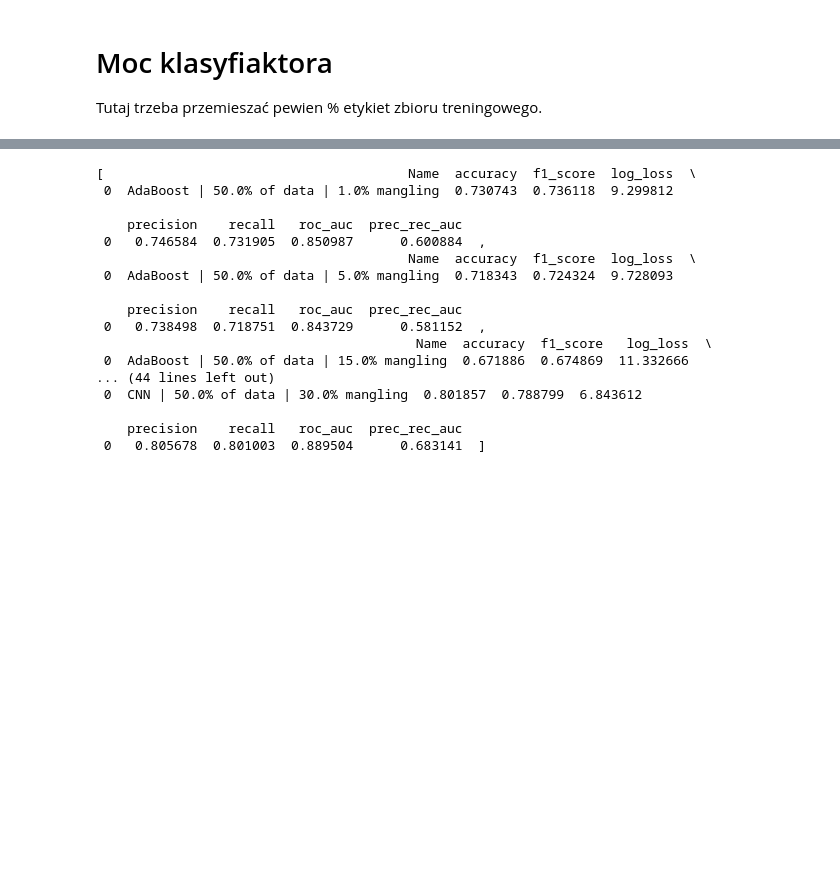
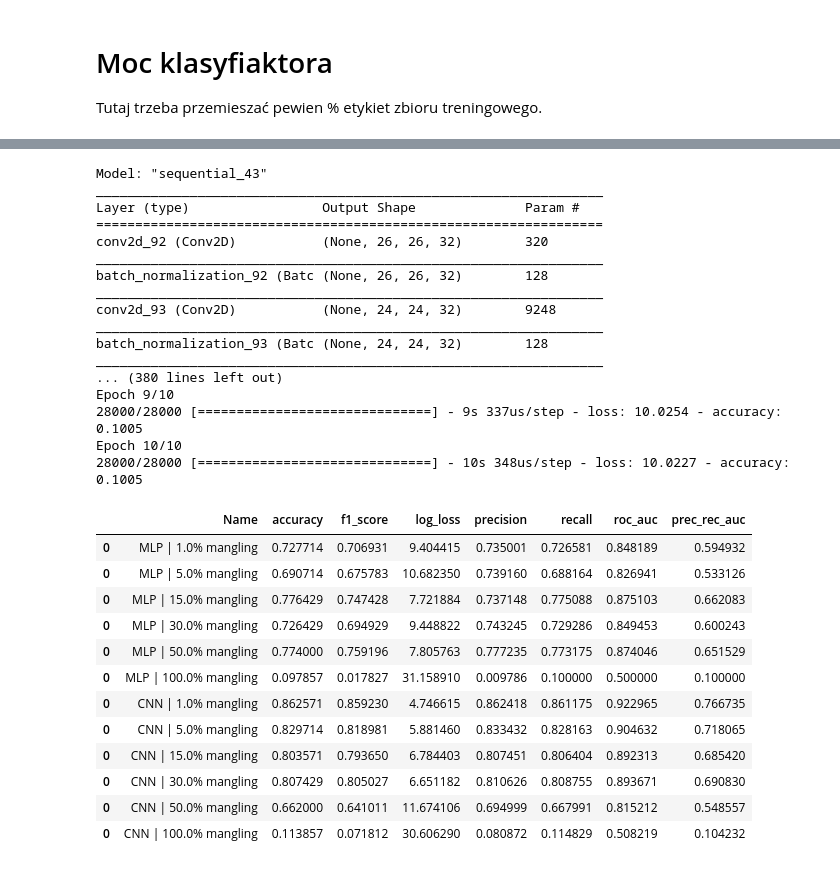
Before and after one commit to Palkovsky/AdaBoost-MLP-CNN-FBI, a Jupyter notebook: nb.ipynb, the cells around one changed output, grey strips where cells are left out. Drawn from its saved outputs; the diff is of its cells as text; code cells hidden in the pictures; blank space fills up the shorter version.

```diff
--- a/nb.ipynb
+++ b/nb.ipynb
@@ -81,6 +81,7 @@ def mk_test(clf, name, mangling=0.0):
             "prec_rec_auc": binarized_scorer(average_precision_score, average='macro')
         }
 
+        '''
         # Ta implementacja jest potwornie wolna dla modeli szkolonych na CPU
         # ale przynajmniej pozwala na wprowadzenie szumu do danych treningowych
         scores = {}
@@ -98,6 +99,19 @@ def mk_test(clf, name, mangling=0.0):
                     scores[key] += [scorer(Y_true, Y_pred)]
                 else:
                     scores[key] = [scorer(Y_true, Y_pred)]
+        '''
+
+        # Bez kross-walidacji.
+        scores = {}
+        x_train, x_test, y_train, y_test = train_test_split(X, Y, test_size=0.2)
+        to_mangle = int(len(x_train)*mangling)
+        for idx in range(to_mangle):
+            y_train[idx] = random.choice(classes)
+        clf.fit(x_train, y_train)
+        y_pred = clf.predict(x_test)
+        for (key, scorer) in scoring.items():
+            scores[key] = [scorer(y_test, y_pred)]
+
         scores = {k: (1.0*sum(v))/len(v) for k, v in scores.items()}
         df = pd.DataFrame(scores, index=[0])
         df.insert(loc=0, column='Name', value=name)
@@ -250,26 +349,27 @@ Epoch 25/25
 # Moc klasyfiaktora
 Tutaj trzeba przemieszać pewien % etykiet zbioru treningowego.
 # %%
-def rob_test_cnn(mangling, data_sz=0.5, epochs=10):
-    name = 'CNN | {}% of data | {}% mangling'.format(data_sz*100.0, mangling*100.0)
+def test_cnn_rob(mangling, data_sz=0.5, epochs=10):
+    name = 'CNN | {}% mangling'.format(mangling*100.0)
     x, y = mk_dataset(data_sz)
     y = to_categorical(y, num_classes)
     x /= 255.0
     x = x.reshape((x.shape[0], 28, 28, 1))
     return mk_test(mk_cnn(epochs=epochs), name, mangling=mangling)(x, y)
 
-def rob_test_mlp(mangling, data_sz=0.5, epochs=10):
-    name = 'MLP | {}% of data | {}% mangling'.format(data_sz*100.0, mangling*100.0)
+def test_mlp_rob(mangling, data_sz=0.5, epochs=10):
+    name = 'MLP | {}% mangling'.format(mangling*100.0)
     x, y = mk_dataset(data_sz)
     y = to_categorical(y, num_classes)
     x /= 255.0
     return mk_test(mk_mlp(epochs=epochs), name, mangling=mangling)(x, y)
 
-def rob_test_adaboost(mangling, data_sz=0.5, n=100):
-    name = 'AdaBoost | {}% of data | {}% mangling'.format(data_sz*100.0, mangling*100.0)
+def test_adaboost_rob(mangling, data_sz=0.5, n=100):
+    name = 'AdaBoost | {}% mangling'.format(mangling*100.0)
     result = mk_test(mk_adaboost(n=n), name, mangling=mangling)(*mk_dataset(data_sz))
     return result
 # %%
-robustness_test = [method(man) for method in [rob_test_adaboost, rob_test_mlp, rob_test_cnn] for man in [0.01, 0.05, 0.15, 0.3]]
-robustness_test
+#robustness_test = [method(man) for method in [test_adaboost_rob, test_mlp_rob, test_cnn_rob] for man in [0.01, 0.05, 0.15, 0.3]]
+robustness_test = [method(man) for method in [test_mlp_rob, test_cnn_rob] for man in [0.0, 0.01, 0.05, 0.15, 0.3, 0.5, 1.0]]
+pd.concat(robustness_test)
 # %% [output]
@@ -293,17 +393,30 @@ Epoch 10/10
-[                                       Name  accuracy  f1_score  log_loss  \
- 0  AdaBoost | 50.0% of data | 1.0% mangling  0.730743  0.736118  9.299812
-
-    precision    recall   roc_auc  prec_rec_auc
- 0   0.746584  0.731905  0.850987      0.600884  ,
-                                        Name  accuracy  f1_score  log_loss  \
- 0  AdaBoost | 50.0% of data | 5.0% mangling  0.718343  0.724324  9.728093
-
-    precision    recall   roc_auc  prec_rec_auc
- 0   0.738498  0.718751  0.843729      0.581152  ,
-                                         Name  accuracy  f1_score   log_loss  \
- 0  AdaBoost | 50.0% of data | 15.0% mangling  0.671886  0.674869  11.332666
-... (44 lines left out)
- 0  CNN | 50.0% of data | 30.0% mangling  0.801857  0.788799  6.843612
-
-    precision    recall   roc_auc  prec_rec_auc
- 0   0.805678  0.801003  0.889504      0.683141  ]
+Model: "sequential_43"
+_________________________________________________________________
+Layer (type)                 Output Shape              Param #
+=================================================================
+conv2d_92 (Conv2D)           (None, 26, 26, 32)        320
+_________________________________________________________________
+batch_normalization_92 (Batc (None, 26, 26, 32)        128
+_________________________________________________________________
+conv2d_93 (Conv2D)           (None, 24, 24, 32)        9248
+_________________________________________________________________
+batch_normalization_93 (Batc (None, 24, 24, 32)        128
+_________________________________________________________________
+... (380 lines left out)
+Epoch 9/10
+28000/28000 [==============================] - 9s 337us/step - loss: 10.0254 - accuracy: 0.1005
+Epoch 10/10
+28000/28000 [==============================] - 10s 348us/step - loss: 10.0227 - accuracy: 0.1005
+|  | Name | accuracy | f1_score | log_loss | precision | recall | roc_auc | prec_rec_auc |
+| 0 | MLP | 1.0% mangling | 0.727714 | 0.706931 | 9.404415 | 0.735001 | 0.726581 | 0.848189 | 0.594932 |
+| 0 | MLP | 5.0% mangling | 0.690714 | 0.675783 | 10.682350 | 0.739160 | 0.688164 | 0.826941 | 0.533126 |
+| 0 | MLP | 15.0% mangling | 0.776429 | 0.747428 | 7.721884 | 0.737148 | 0.775088 | 0.875103 | 0.662083 |
+| 0 | MLP | 30.0% mangling | 0.726429 | 0.694929 | 9.448822 | 0.743245 | 0.729286 | 0.849453 | 0.600243 |
+| 0 | MLP | 50.0% mangling | 0.774000 | 0.759196 | 7.805763 | 0.777235 | 0.773175 | 0.874046 | 0.651529 |
+| 0 | MLP | 100.0% mangling | 0.097857 | 0.017827 | 31.158910 | 0.009786 | 0.100000 | 0.500000 | 0.100000 |
+| 0 | CNN | 1.0% mangling | 0.862571 | 0.859230 | 4.746615 | 0.862418 | 0.861175 | 0.922965 | 0.766735 |
+| 0 | CNN | 5.0% mangling | 0.829714 | 0.818981 | 5.881460 | 0.833432 | 0.828163 | 0.904632 | 0.718065 |
+| 0 | CNN | 15.0% mangling | 0.803571 | 0.793650 | 6.784403 | 0.807451 | 0.806404 | 0.892313 | 0.685420 |
+| 0 | CNN | 30.0% mangling | 0.807429 | 0.805027 | 6.651182 | 0.810626 | 0.808755 | 0.893671 | 0.690830 |
+| 0 | CNN | 50.0% mangling | 0.662000 | 0.641011 | 11.674106 | 0.694999 | 0.667991 | 0.815212 | 0.548557 |
+| 0 | CNN | 100.0% mangling | 0.113857 | 0.071812 | 30.606290 | 0.080872 | 0.114829 | 0.508219 | 0.104232 |
```
Also changed, not shown: parts of 12 cells of this notebook, 3 other files.
